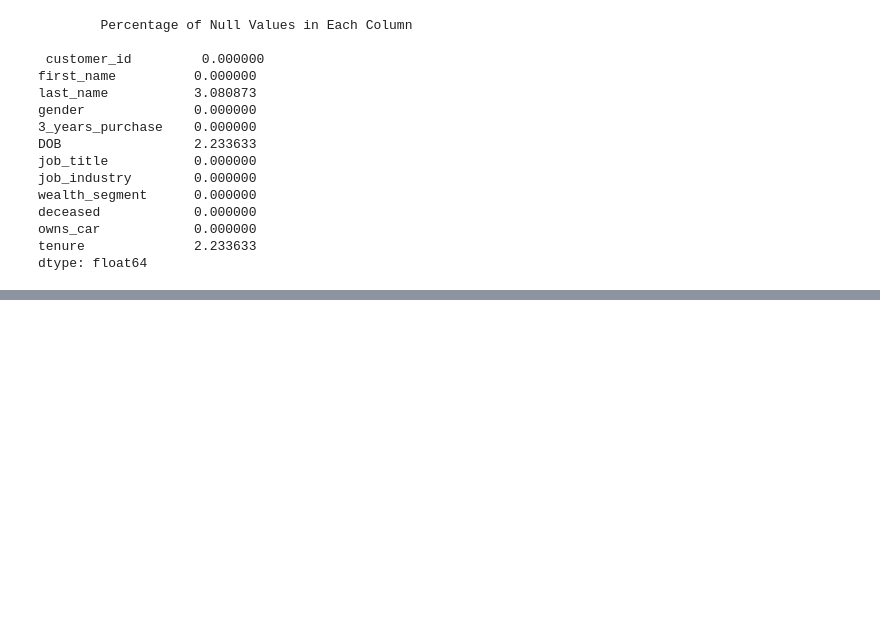
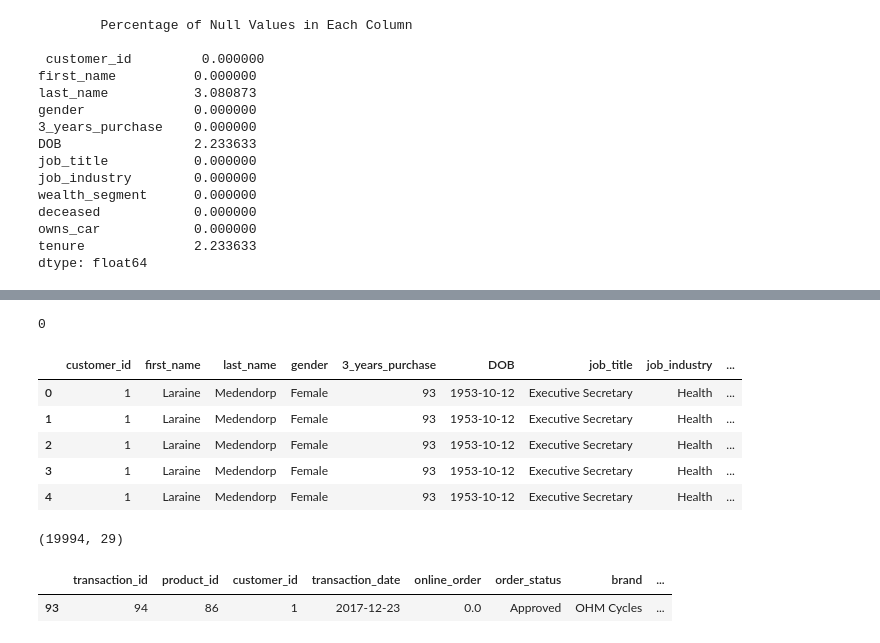
Before and after one commit to ilovedata6/SprocketCentral, a Jupyter notebook: analysis.ipynb, the cells around one changed output, grey strips where cells are left out. Drawn from its saved outputs; the diff is of its cells as text; code cells hidden in the pictures; blank space fills up the shorter version.

```diff
--- a/analysis.ipynb
+++ b/analysis.ipynb
@@ -212,0 +256,28 @@ dtype: float64
+# %%
+# Duplicate values
+
+cust_demo_add.duplicated().sum()
+# %% [output]
+0
+# %%
+# Merge the datasets
+
+cust_demo_add_trans = pd.merge(cust_demo_add, transactions, on='customer_id', how='left')
+# %%
+cust_demo_add_trans.head()
+# %% [output]
+|  | customer_id | first_name | last_name | gender | 3_years_purchase | DOB | job_title | job_industry | ... |
+| 0 | 1 | Laraine | Medendorp | Female | 93 | 1953-10-12 | Executive Secretary | Health | ... |
+| 1 | 1 | Laraine | Medendorp | Female | 93 | 1953-10-12 | Executive Secretary | Health | ... |
+| 2 | 1 | Laraine | Medendorp | Female | 93 | 1953-10-12 | Executive Secretary | Health | ... |
+| 3 | 1 | Laraine | Medendorp | Female | 93 | 1953-10-12 | Executive Secretary | Health | ... |
+| 4 | 1 | Laraine | Medendorp | Female | 93 | 1953-10-12 | Executive Secretary | Health | ... |
+# %%
+cust_demo_add_trans.shape
+# %% [output]
+(19994, 29)
+# %%
+transactions[transactions['transaction_id']==94]
+# %% [output]
+|  | transaction_id | product_id | customer_id | transaction_date | online_order | order_status | brand | ... |
+| 93 | 94 | 86 | 1 | 2017-12-23 | 0.0 | Approved | OHM Cycles | ... |
```
Also changed, not shown: parts of 12 cells of this notebook.
